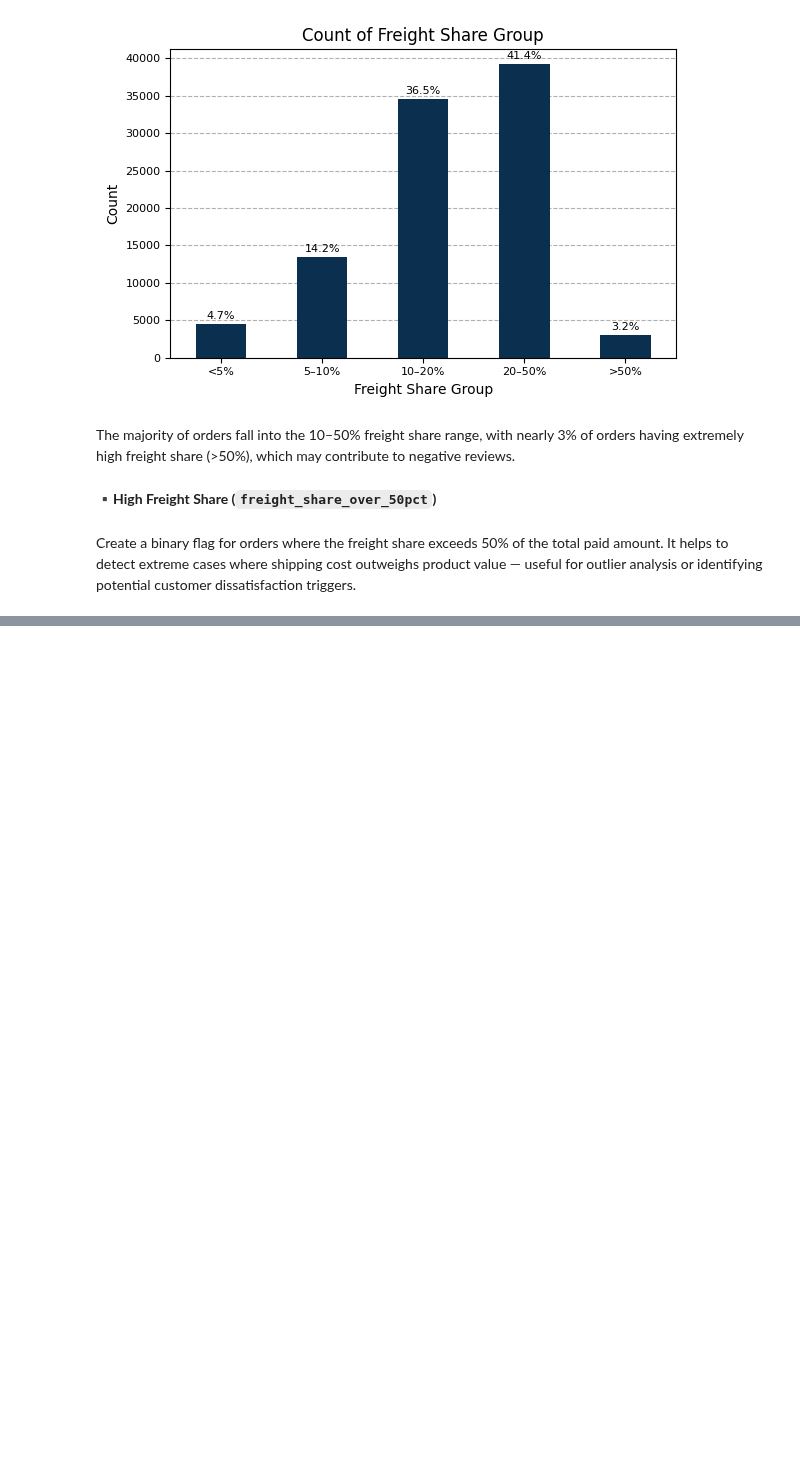
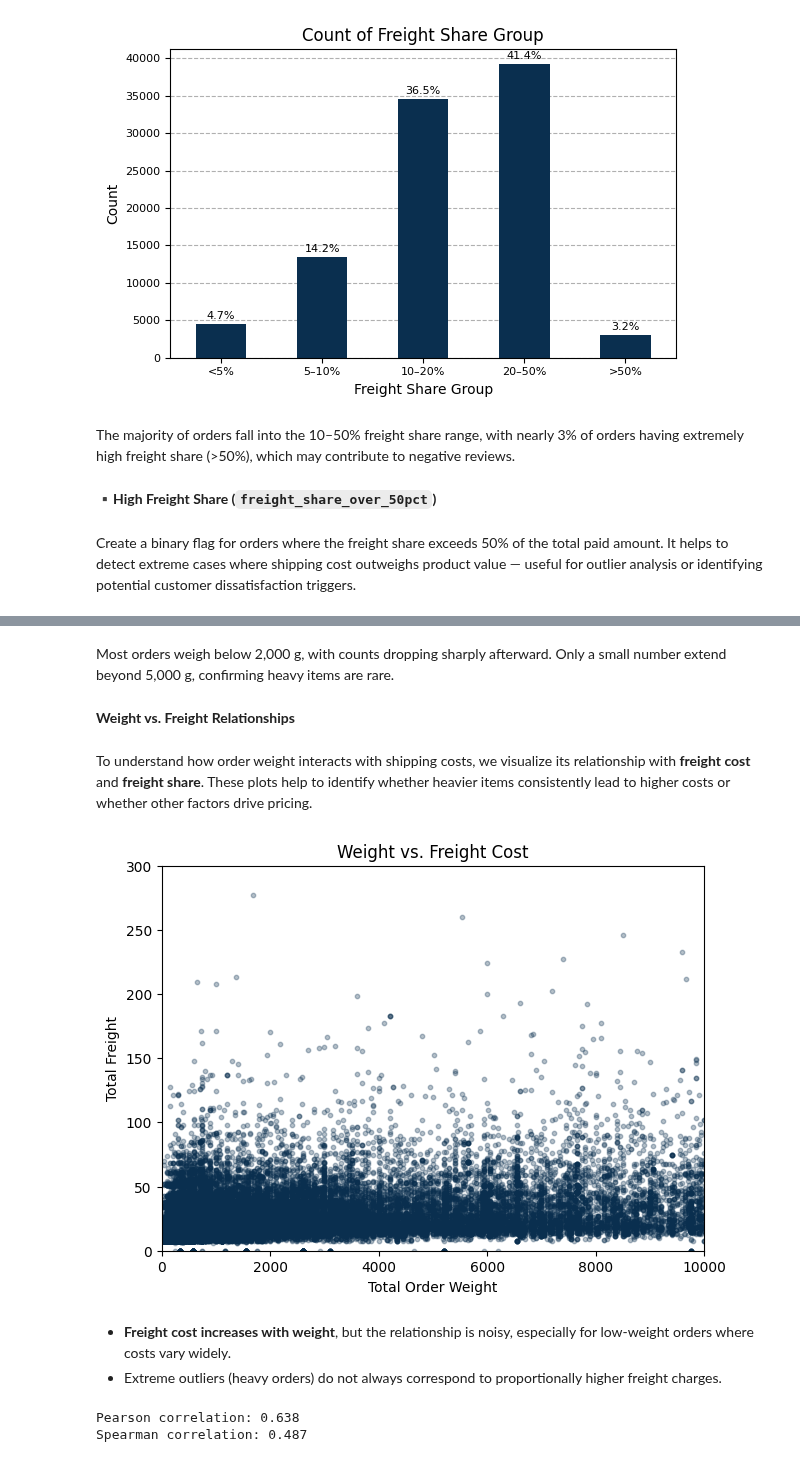
Before and after one commit to OlesyaEvseeva/customer-satisfaction-ecommerce, a Jupyter notebook: notebooks/02_data_integration_preprocessing.ipynb, the cells around one changed output, grey strips where cells are left out. Cells and saved outputs as stored; diff of their text form; code cells hidden in the pictures; blank space fills up the shorter version.

```diff
--- a/notebooks/02_data_integration_preprocessing.ipynb
+++ b/notebooks/02_data_integration_preprocessing.ipynb
@@ -1166,0 +1234,38 @@ df_orders["freight_share_over_50pct"] = (df_orders["freight_share"] > 0.5).astyp
+# %% [markdown]
+Most orders weigh below 2,000 g, with counts dropping sharply afterward.
+Only a small number extend beyond 5,000 g, confirming heavy items are rare.
+# %% [markdown]
+**Weight vs. Freight Relationships**
+# %% [markdown]
+To understand how order weight interacts with shipping costs, we visualize its relationship with **freight cost** and **freight share**. These plots help to identify whether heavier items consistently lead to higher costs or whether other factors drive pricing.
+# %%
+# Scatter plot to examine the relationship between order weight and freight cost.
+plt.figure(figsize=(7, 5))
+plt.scatter(
+    df_orders["total_order_weight"], df_orders["total_freight"], alpha=0.3, s=10, color=blue
+)
+plt.xlim(0, 10000)  # zoom to exclude extreme outliers
+plt.ylim(0, 300)
+plt.xlabel("Total Order Weight")
+plt.ylabel("Total Freight")
+plt.title("Weight vs. Freight Cost")
+plt.show()
+# %% [output]
+[figure, added]
+# %% [markdown]
+- **Freight cost increases with weight**, but the relationship is noisy, especially for low-weight orders where costs vary widely.
+- Extreme outliers (heavy orders) do not always correspond to proportionally higher freight charges.
+# %%
+# Calculate correlation between order weight and freight cost
+corr_pearson = df_orders["total_order_weight"].corr(
+    df_orders["total_freight"], method="pearson"
+)
+corr_spearman = df_orders["total_order_weight"].corr(
+    df_orders["total_freight"], method="spearman"
+)
+
+print(f"Pearson correlation: {corr_pearson:.3f}")
+print(f"Spearman correlation: {corr_spearman:.3f}")
+# %% [output]
+Pearson correlation: 0.638
+Spearman correlation: 0.487
```
Also changed, not shown: parts of 17 cells of this notebook.
